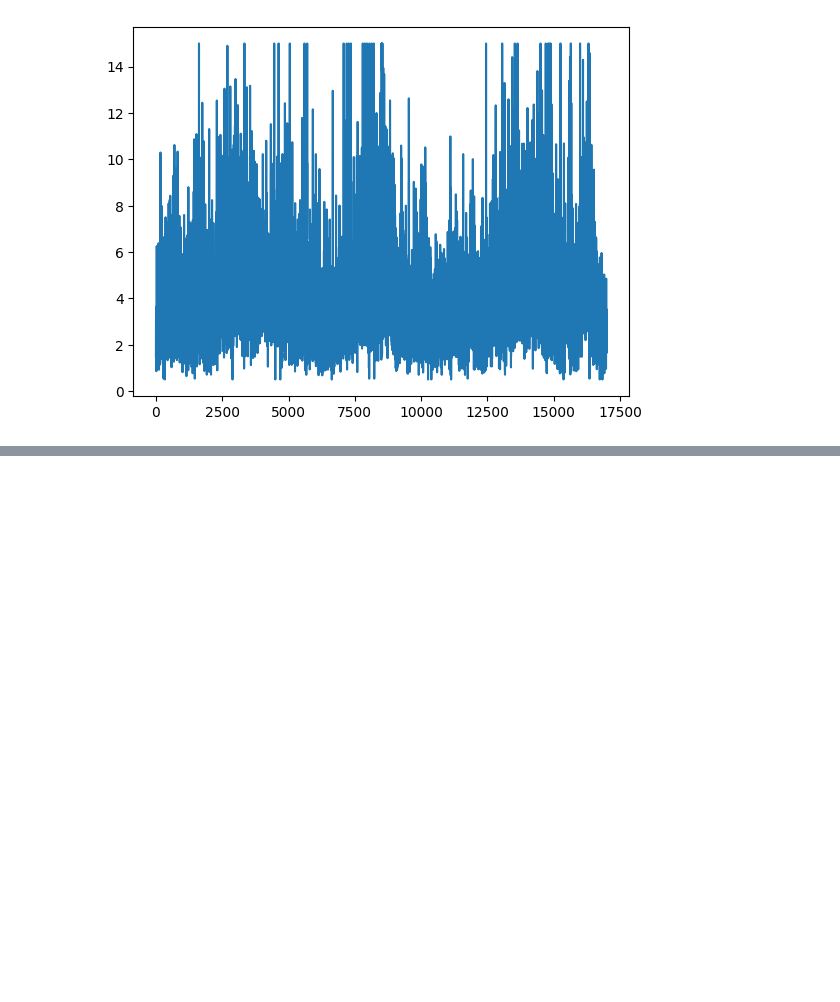
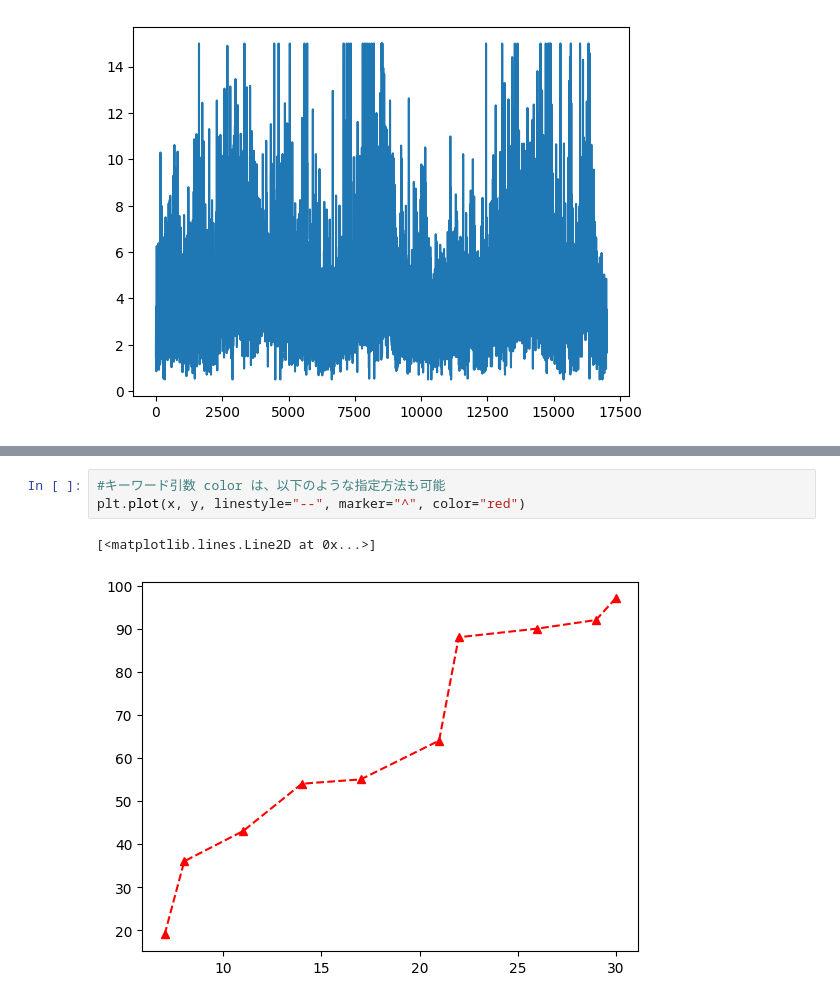
Before and after one commit to NISHIKAWA-3/pythondev, a Jupyter notebook: m-kikuchi13.ipynb, the cells around one changed output, grey strips where cells are left out. Drawn from its saved outputs; the diff is of its cells as text; blank space fills up the shorter version.

```diff
--- a/m-kikuchi13.ipynb
+++ b/m-kikuchi13.ipynb
@@ -52,0 +67,6 @@ plt.show()
+# %%
+#キーワード引数 color は、以下のような指定方法も可能
+plt.plot(x, y, linestyle="--", marker="^", color="red")
+# %% [output]
+[<matplotlib.lines.Line2D at 0x...>]
+[figure, added]
```
Also changed, not shown: parts of 21 cells of this notebook, 4 other files.
